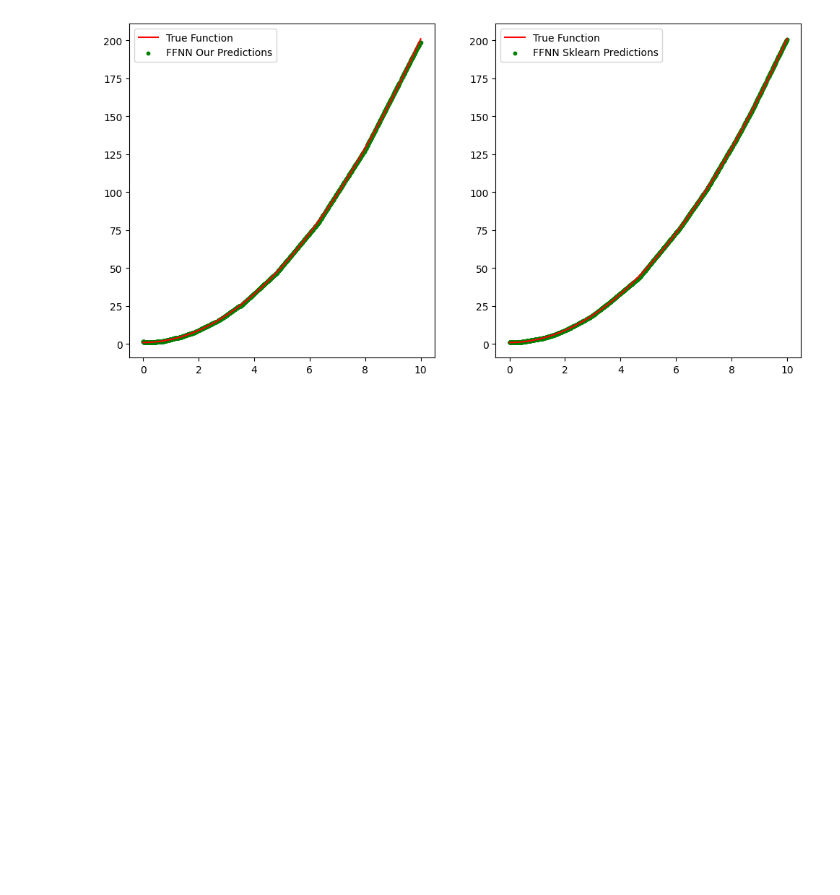
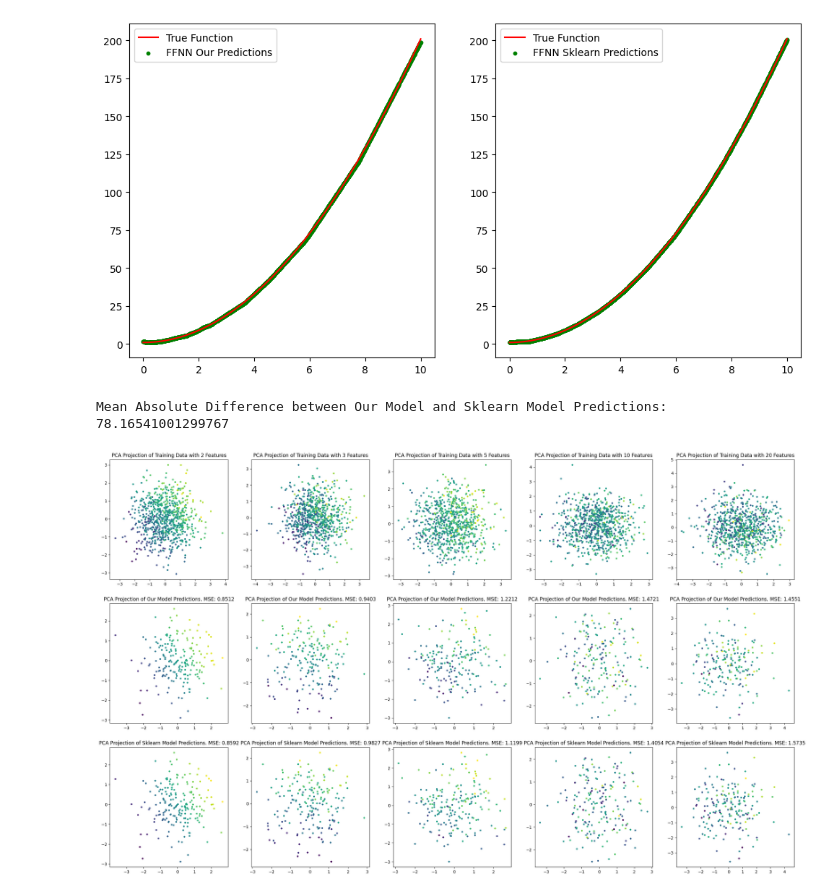
Before and after one commit to SAKULAK/ITU-MachineLearning-FinalProject-Couriers, a Jupyter notebook: correctness_tests.ipynb, the cells around one changed output. Cells and saved outputs as stored; diff of their text form; code cells hidden in the pictures; blank space fills up the shorter version.

```diff
--- a/correctness_tests.ipynb
+++ b/correctness_tests.ipynb
@@ -86,3 +86,79 @@ plt.legend()
 # %% [output]
 <matplotlib.legend.Legend at 0x...>
 [figure]
+# %%
+def create_data(n_features: int, n_samples: int, poly_expansion: bool, noise_std: float, random_seed: int = 0) -> list[tuple[np.ndarray, np.ndarray]]:
+    if random_seed:
+        rng = np.random.RandomState(random_seed)
+    else:
+        rng = np.random
+    X = rng.normal(0, 1, size=(n_samples, n_features))
+
+    if poly_expansion:
+        X_poly = X.copy()
+        for i, deg in enumerate(range(1, n_features + 1)):
+            X_poly[:,i] = X[:,i] ** deg
+        y_poly = np.sum(X_poly, axis=1, keepdims=True) + rng.normal(0, noise_std, size=(n_samples, 1))
+        return X, y_poly
+    else:
+        y = np.sum(X, axis=1, keepdims=True) + rng.normal(0, noise_std, size=(n_samples, 1))
+        return X, y
+# %%
+X, y = create_data(2, 1000, False, 1, 42)
+# %%
+from sklearn.model_selection import train_test_split
+from sklearn.metrics import mean_squared_error
+from sklearn.decomposition import PCA
+
+models = [(FeedForwardNeuralNetwork([10, 10, 10], epochs=1000, learning_rate=0.001, patience=100, regression=True, auto_save=False),
+            MLPRegressor(hidden_layer_sizes=[10, 10, 10], max_iter=1000, alpha=0.001, early_stopping=True)) for _ in range(5)]
+
+n_features_list = [2, 3, 5, 10, 20]
+plt.figure(figsize=(6*len(n_features_list), 6*3))
+
+data = [create_data(n_features, 1000, False, 1) for n_features in n_features_list]
+data = [train_test_split(X, y, test_size=0.2) for X, y in data]
+
+data_train = [(X_train, y_train) for X_train, _, y_train, _ in data]
+data_test = [(X_test, y_test) for _, X_test, _, y_test in data]
+
+for i, (n_features, (X, y)) in enumerate(zip(n_features_list, data_train)):
+    pca = PCA().fit(X)
+    X_pca = pca.transform(X)
+
+    plt.subplot(3, len(n_features_list), i + 1)
+    plt.scatter(X_pca[:,0], X_pca[:,1], c=y, label=f'Data Points (n_features={n_features})', s=10)
+    plt.title(f'PCA Projection of Training Data with {n_features} Features')
+    our_model, skl_model = models[i]
+    our_model.fit(X, y)
+    skl_model.fit(X, y.ravel())
+    models[i] = (our_model, skl_model)
+
+absolute_differences = []
+
+for i, (n_features, (X, y)) in enumerate(zip(n_features_list, data_test)):
+    pca = PCA().fit(X)
+    X_pca = pca.transform(X)
+
+    our_model, skl_model = models[i]
+
+    y_pred_our = our_model.predict(X)
+    y_pred_skl = skl_model.predict(X)
+
+    absolute_differences.append(np.sum(np.abs(y_pred_our - y_pred_skl)))
+
+    MSE_our = mean_squared_error(y, y_pred_our)
+    MSE_skl = mean_squared_error(y, y_pred_skl)
+
+    plt.subplot(3, len(n_features_list), len(n_features_list) + i + 1)
+    plt.scatter(X_pca[:,0], X_pca[:,1], c=y_pred_our, label=f'Our Model Predictions (n_features={n_features})', s=10)
+    plt.title(f'PCA Projection of Our Model Predictions. MSE: {MSE_our:.4f}')
+    plt.subplot(3, len(n_features_list), 2*len(n_features_list) + i + 1)
+    plt.scatter(X_pca[:,0], X_pca[:,1], c=y_pred_skl, label=f'Sklearn Model Predictions (n_features={n_features})', s=10)
+    plt.title(f'PCA Projection of Sklearn Model Predictions. MSE: {MSE_skl:.4f}')
+
+mean_absolute_difference = np.mean(absolute_differences)
+print("Mean Absolute Difference between Our Model and Sklearn Model Predictions:", mean_absolute_difference)
+# %% [output]
+Mean Absolute Difference between Our Model and Sklearn Model Predictions: 78.16541001299767
+[figure, added]
```
Also changed, not shown: parts of 8 cells of this notebook.
